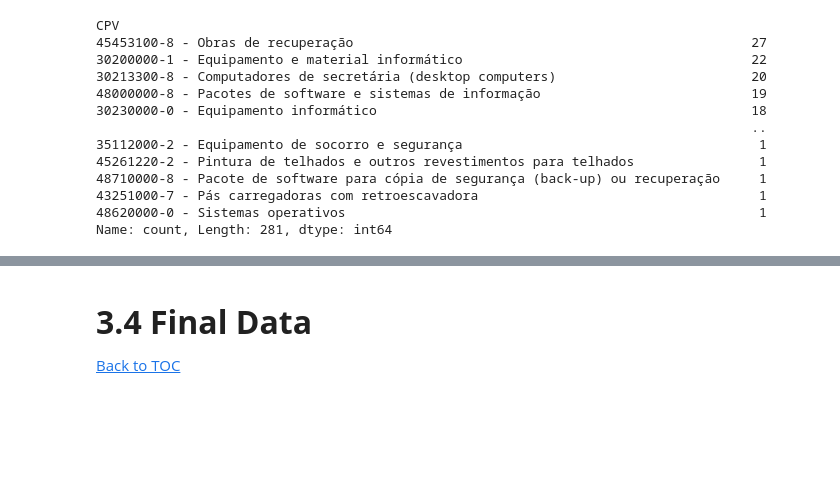
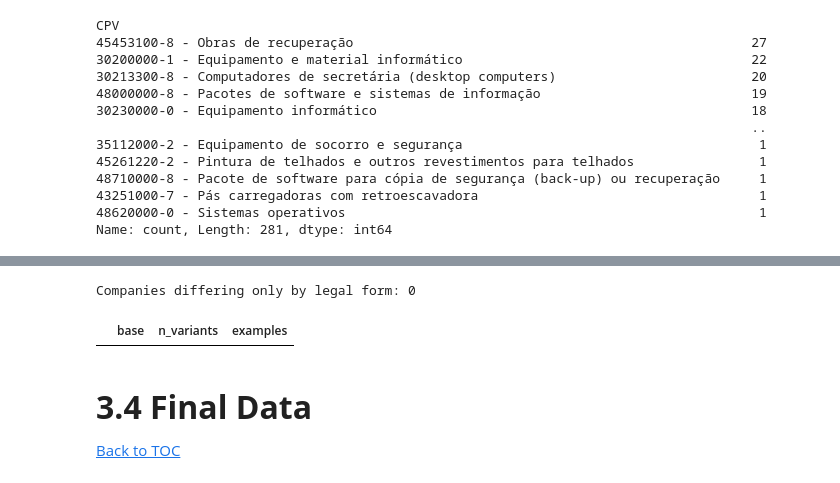
Before and after one commit to beatrizmarques2005/network-analysis, a Jupyter notebook: project/notebooks/01_preprocessing.ipynb, the cells around one changed output, grey strips where cells are left out. Saved outputs shown, nothing was run; the diff lists cells and outputs as text; code cells hidden in the pictures; blank space fills up the shorter version.

```diff
--- a/project/notebooks/01_preprocessing.ipynb
+++ b/project/notebooks/01_preprocessing.ipynb
@@ -875,3 +1047,56 @@ fig.show()
+# %%
+## LEGAL VARIANTS
+
+adg = subset['adjudicante_clean'].astype(str)
+adj = subset['adjudicatarios_clean'].astype(str)
+
+all_entities = pd.concat([adg, adj], ignore_index=True)
+
+legal_df = pd.DataFrame({"original": all_entities})
+legal_df["clean"] = legal_df["original"].str.lower().str.strip()
+
+legal_patterns = [
+    r'\bs\.?a\.?\b',
+    r'\bsociedade anonima\b',
+    r'\bltda\b',
+    r'\bunipessoal ltda\b',
+    r'\bs\.?l\.?\b',
+    r'\bs\.?a\.?u\.?\b',
+    r'\bs\.?l\.?u\.?\b',
+    r'\binc\b',
+    r'\bllc\b'
+]
+
+for pat in legal_patterns:
+    legal_df["base"] = legal_df["clean"].str.replace(pat, "", regex=True)
+
+legal_df["base"] = (
+    legal_df["base"]
+    .str.replace(r'[.,;:()\-]', ' ', regex=True)
+    .str.replace(r'\s+', ' ', regex=True)
+    .str.strip()
+)
+
+legal_groups = (
+    legal_df
+    .groupby("base")
+    .agg(
+        n_variants=("original", "nunique"),
+        examples=("original", lambda x: list(set(x)))
+    )
+    .reset_index()
+)
+
+legal_duplicates = legal_groups[legal_groups["n_variants"] > 1]
+
+print(f"Companies differing only by legal form: {len(legal_duplicates)}")
+
+legal_dup_df = legal_duplicates.sort_values("n_variants", ascending=False)
+
+legal_dup_df.head(50)
+# %% [output]
+Companies differing only by legal form: 0
+|  | base | n_variants | examples |
 # %% [markdown]
 ## <font size=6>**3.4 Final Data**</font> <a class="anchor" id="3.4"></a>
 
```
Also changed, not shown: parts of 12 cells of this notebook, 1 other file.
